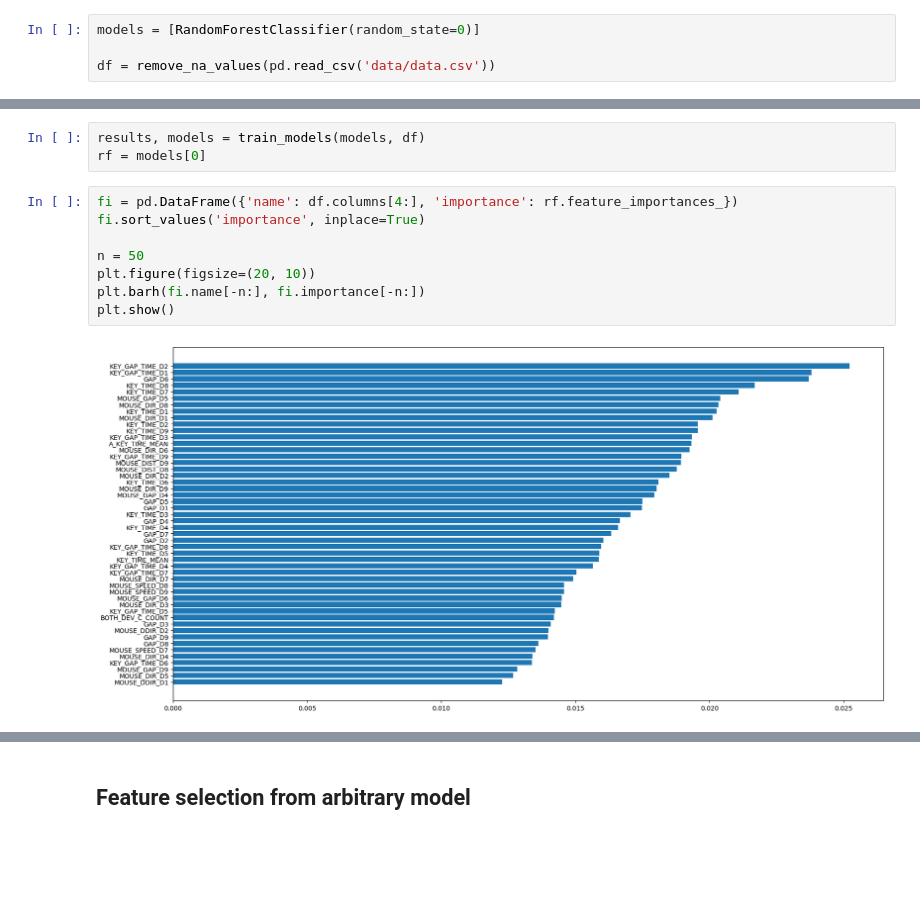
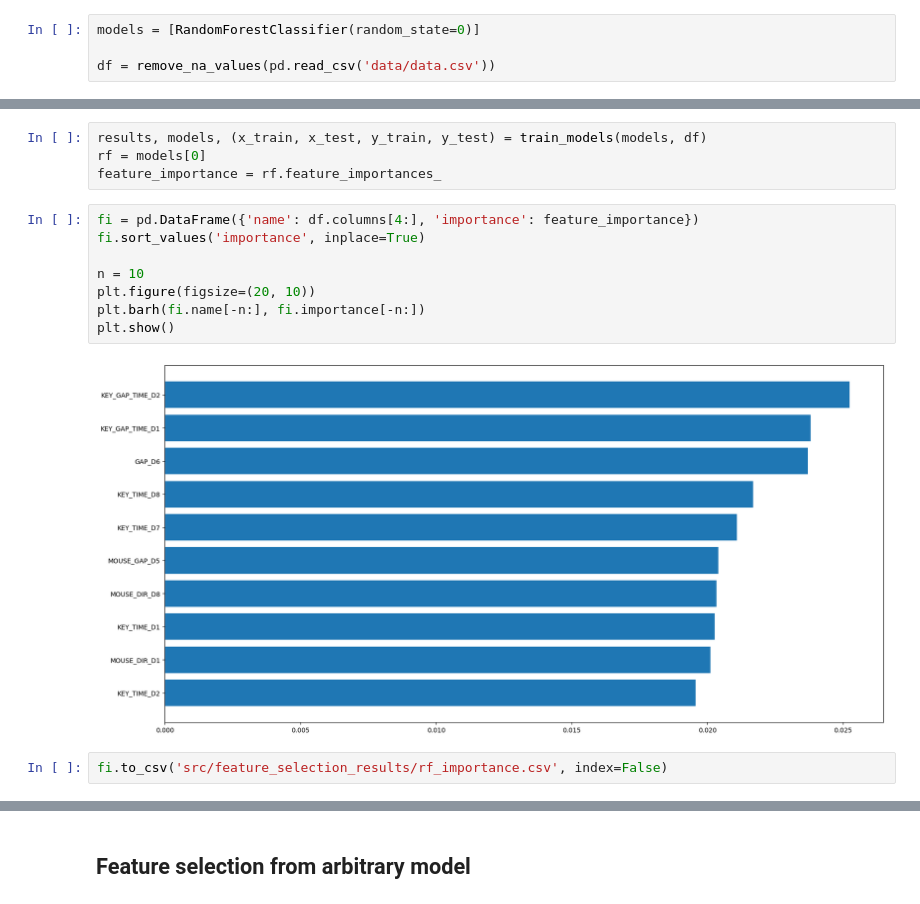
Before and after one commit to WronaPatryk/DataScienceWorkshop2023L, a Jupyter notebook: feature_importance.ipynb, the cells around one changed output, grey strips where cells are left out. Cells and saved outputs as stored; diff of their text form; blank space fills up the shorter version.

Commit message:
Add group feature importance

```diff
--- a/feature_importance.ipynb
+++ b/feature_importance.ipynb
@@ -16,13 +35,16 @@ df = remove_na_values(pd.read_csv('data/data.csv'))
 # %%
-results, models = train_models(models, df)
+results, models, (x_train, x_test, y_train, y_test) = train_models(models, df)
 rf = models[0]
+feature_importance = rf.feature_importances_
 # %%
-fi = pd.DataFrame({'name': df.columns[4:], 'importance': rf.feature_importances_})
+fi = pd.DataFrame({'name': df.columns[4:], 'importance': feature_importance})
 fi.sort_values('importance', inplace=True)
 
-n = 50
+n = 10
 plt.figure(figsize=(20, 10))
 plt.barh(fi.name[-n:], fi.importance[-n:])
 plt.show()
 # %% [output]
-[figure, old version]
+[figure, new version]
+# %%
+fi.to_csv('src/feature_selection_results/rf_importance.csv', index=False)
```
Also changed, not shown: parts of 14 cells of this notebook, 2 other files.
